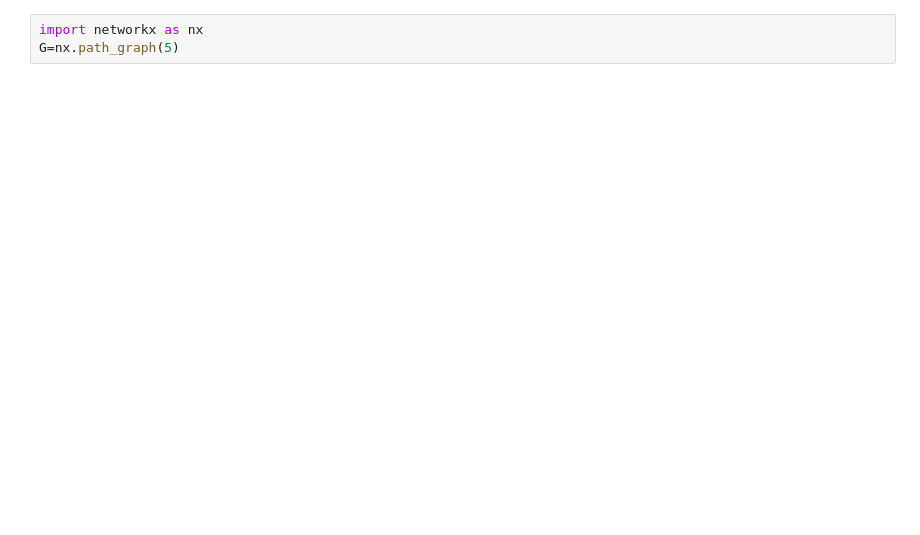
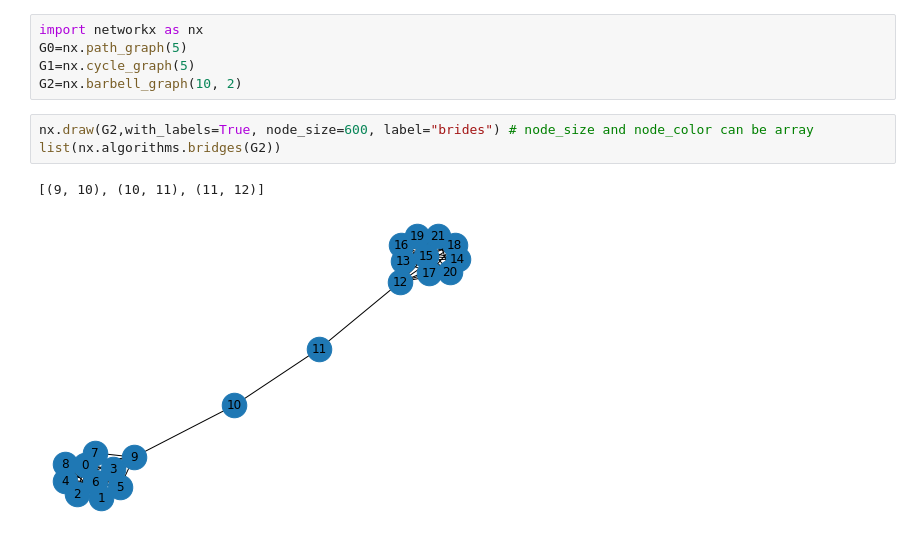
Before and after one commit to jindong-pan/dataVisualization, a Jupyter notebook: nx101.ipynb, the cells around one changed output. Cells and saved outputs as stored; diff of their text form; blank space fills up the shorter version.

```diff
--- a/nx101.ipynb
+++ b/nx101.ipynb
@@ -2,4 +2,12 @@
 <a href="https://colab.research.google.com/github/jindong-pan/dataVisualization/blob/main/nx101.ipynb" target="_parent"><img src="https://colab.research.google.com/assets/colab-badge.svg" alt="Open In Colab"/></a>
 # %%
 import networkx as nx
-G=nx.path_graph(5)
+G0=nx.path_graph(5)
+G1=nx.cycle_graph(5)
+G2=nx.barbell_graph(10, 2)
+# %%
+nx.draw(G2,with_labels=True, node_size=600, label="brides") # node_size and node_color can be array
+list(nx.algorithms.bridges(G2))
+# %% [output]
+[(9, 10), (10, 11), (11, 12)]
+[figure, added]
```
Also changed, not shown: parts of 7 cells of this notebook.
